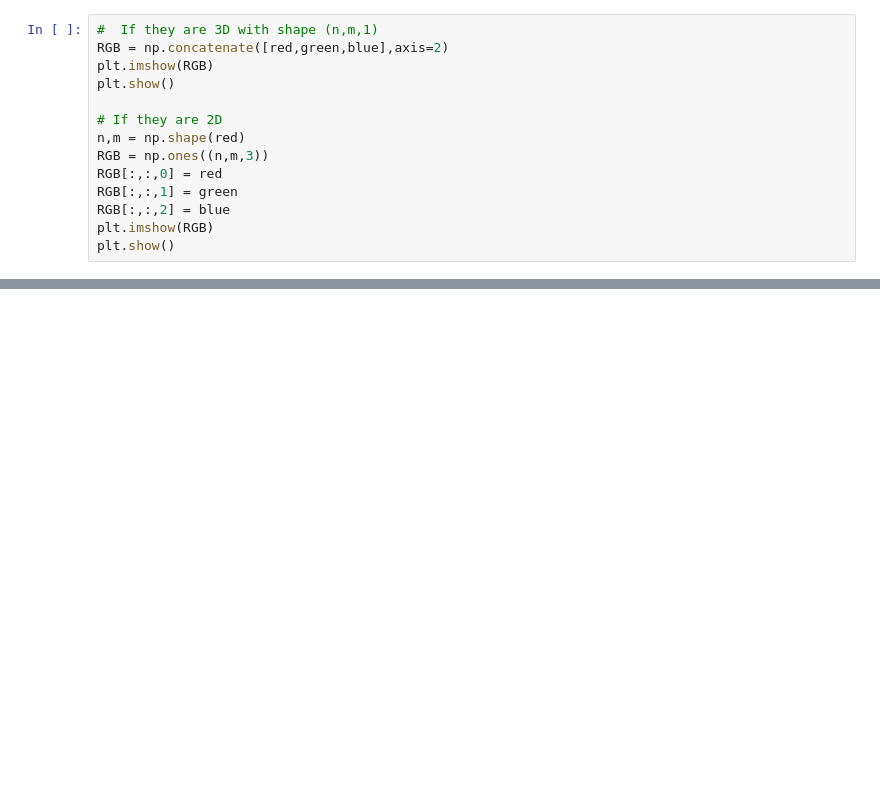
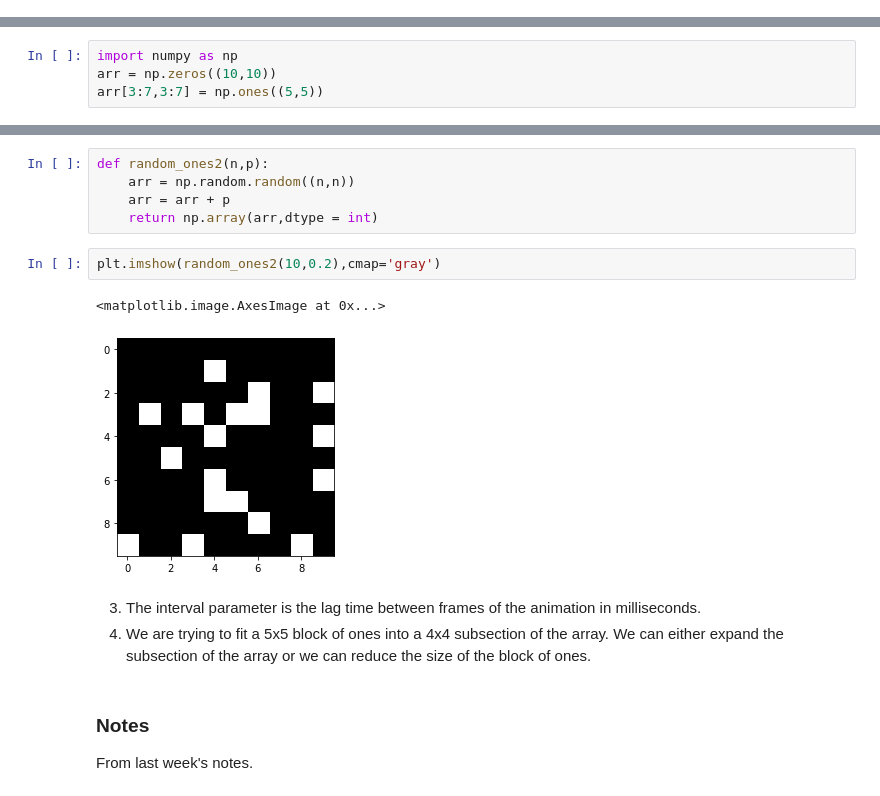
Before and after one commit to rahollis/rahollis.github.io, a Jupyter notebook: _static/MTH_337/week8_in_class.ipynb, the cells around one changed output, grey strips where cells are left out. Drawn from its saved outputs; the diff is of its cells as text; blank space fills up the shorter version.

```diff
--- a/_static/MTH_337/week8_in_class.ipynb
+++ b/_static/MTH_337/week8_in_class.ipynb
@@ -26,14 +0,0 @@
-# %%
-#  If they are 3D with shape (n,m,1)
-RGB = np.concatenate([red,green,blue],axis=2)
-plt.imshow(RGB)
-plt.show()
-
-# If they are 2D
-n,m = np.shape(red)
-RGB = np.ones((n,m,3))
-RGB[:,:,0] = red
-RGB[:,:,1] = green
-RGB[:,:,2] = blue
-plt.imshow(RGB)
-plt.show()
@@ -41,0 +15,4 @@ plt.show()
+# %%
+import numpy as np
+arr = np.zeros((10,10))
+arr[3:7,3:7] = np.ones((5,5))
@@ -41,0 +42,17 @@ plt.show()
+# %%
+def random_ones2(n,p):
+    arr = np.random.random((n,n))
+    arr = arr + p
+    return np.array(arr,dtype = int)
+# %%
+plt.imshow(random_ones2(10,0.2),cmap='gray')
+# %% [output]
+<matplotlib.image.AxesImage at 0x...>
+[figure, added]
+# %% [markdown]
+3. The interval parameter is the lag time between frames of the animation in milliseconds.
+4. We are trying to fit a 5x5 block of ones into a 4x4 subsection of the array.  We can either expand the subsection of the array or we can reduce the size of the block of ones.
+# %% [markdown]
+### Notes
+
+From last week's notes.
```
Also changed, not shown: parts of 22 cells of this notebook, 31 other files.
